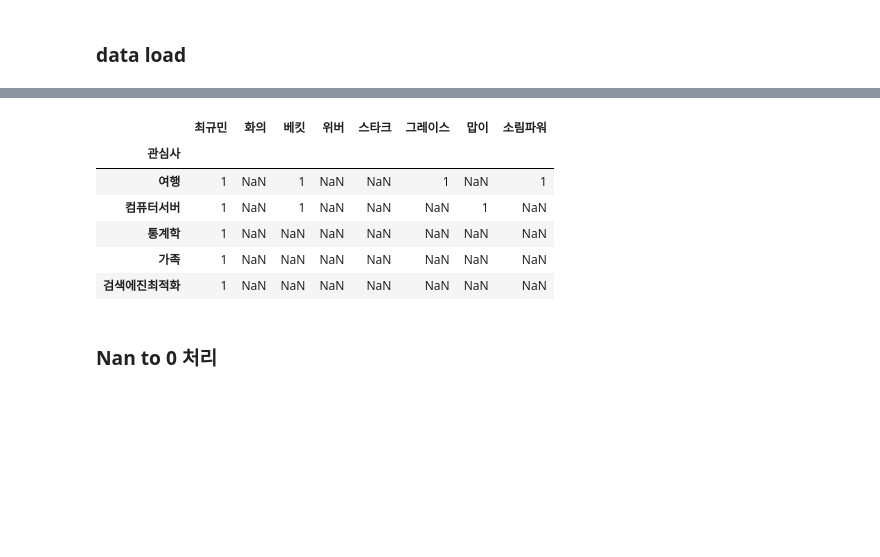
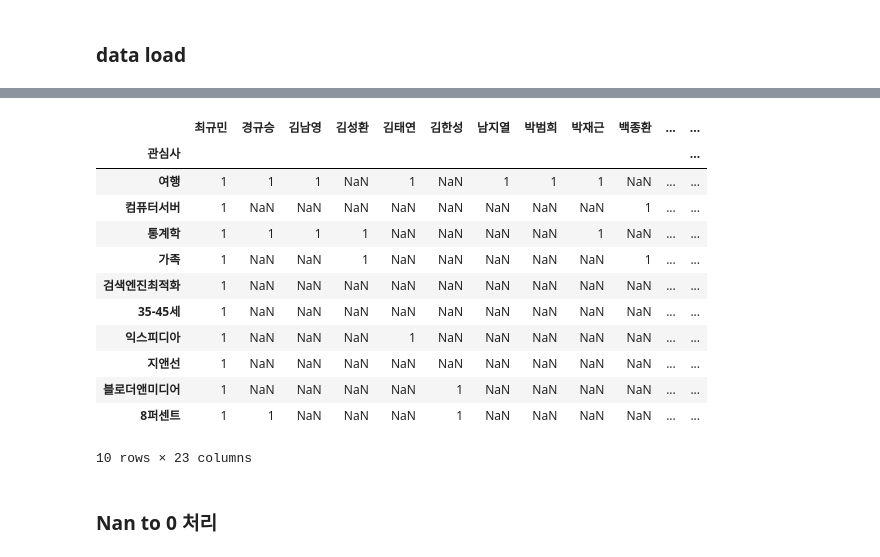
Before and after one commit to goodvc78/fc-recsys-school, a Jupyter notebook: ch1/00-facebook-interests.ipynb, the cells around one changed output, grey strips where cells are left out. Saved outputs shown, nothing was run; the diff lists cells and outputs as text; code cells hidden in the pictures; blank space fills up the shorter version.

```diff
--- a/ch1/00-facebook-interests.ipynb
+++ b/ch1/00-facebook-interests.ipynb
@@ -15,15 +32,21 @@ matplotlib.rc('font',family='AppleGothic')
 # %%
 raw_ds = pd.read_csv('/Users/goodvc/Data/fc-recsys-school/ch1/resource/facebook.csv'
                      ,index_col=0, encoding ='utf-8',skiprows=1 )
-raw_ds.head()
+raw_ds.head(10)
 # %% [output]
-|  | 최규민 | 화의 | 베킷 | 위버 | 스타크 | 그레이스 | 맙이 | 소림파워 |
-| 관심사 |  |  |  |  |  |  |  |  |
-| 여행 | 1 | NaN | 1 | NaN | NaN | 1 | NaN | 1 |
-| 컴퓨터서버 | 1 | NaN | 1 | NaN | NaN | NaN | 1 | NaN |
-| 통계학 | 1 | NaN | NaN | NaN | NaN | NaN | NaN | NaN |
-| 가족 | 1 | NaN | NaN | NaN | NaN | NaN | NaN | NaN |
-| 검색에진최적화 | 1 | NaN | NaN | NaN | NaN | NaN | NaN | NaN |
+|  | 최규민 | 경규승 | 김남영 | 김성환 | 김태연 | 김한성 | 남지열 | 박범희 | 박재근 | 백종환 | ... | ... |
+| 관심사 |  |  |  |  |  |  |  |  |  |  |  | ... |
+| 여행 | 1 | 1 | 1 | NaN | 1 | NaN | 1 | 1 | 1 | NaN | ... | ... |
+| 컴퓨터서버 | 1 | NaN | NaN | NaN | NaN | NaN | NaN | NaN | NaN | 1 | ... | ... |
+| 통계학 | 1 | 1 | 1 | 1 | NaN | NaN | NaN | NaN | 1 | NaN | ... | ... |
+| 가족 | 1 | NaN | NaN | 1 | NaN | NaN | NaN | NaN | NaN | 1 | ... | ... |
+| 검색엔진최적화 | 1 | NaN | NaN | NaN | NaN | NaN | NaN | NaN | NaN | NaN | ... | ... |
+| 35-45세 | 1 | NaN | NaN | NaN | NaN | NaN | NaN | NaN | NaN | NaN | ... | ... |
+| 익스피디아 | 1 | NaN | NaN | NaN | 1 | NaN | NaN | NaN | NaN | NaN | ... | ... |
+| 지앤선 | 1 | NaN | NaN | NaN | NaN | NaN | NaN | NaN | NaN | NaN | ... | ... |
+| 블로더앤미디어 | 1 | NaN | NaN | NaN | NaN | 1 | NaN | NaN | NaN | NaN | ... | ... |
+| 8퍼센트 | 1 | 1 | NaN | NaN | NaN | 1 | NaN | NaN | NaN | NaN | ... | ... |
+10 rows × 23 columns
 # %% [markdown]
 ### Nan to 0 처리
 # %%
```
Also changed, not shown: parts of 9 cells of this notebook, 3 other files.
